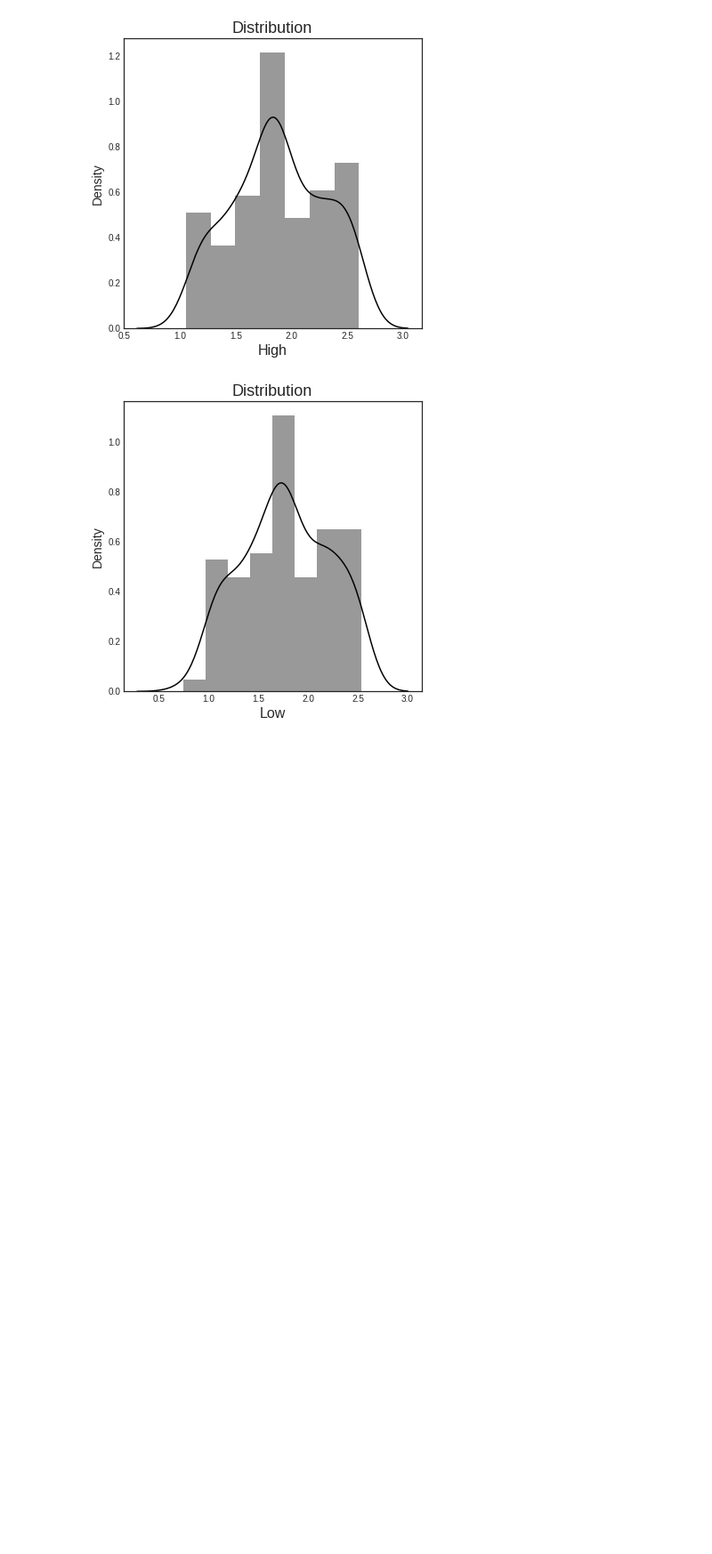
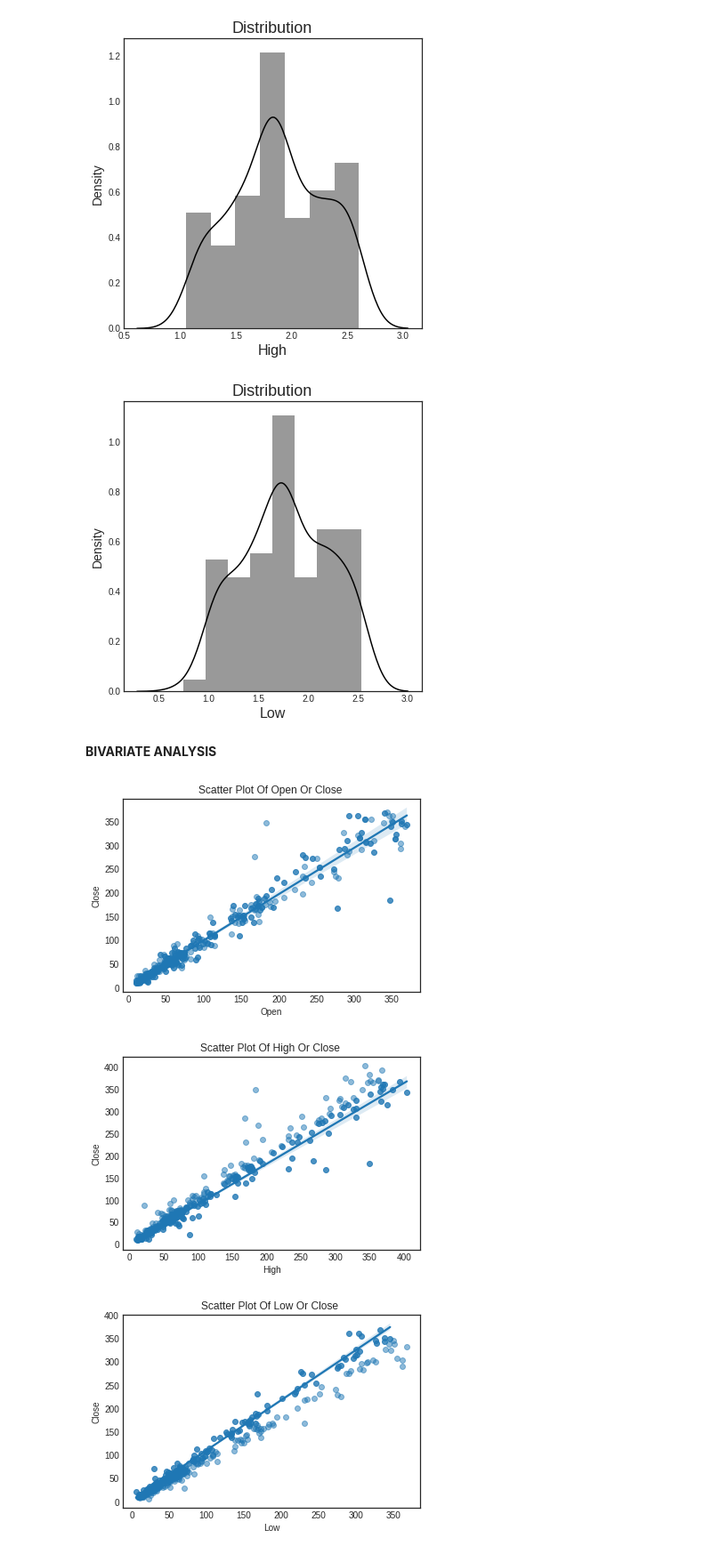
Before and after one commit to dongrepranali/Yes-Bank-Stock-Closing-Price-Prediction, a Jupyter notebook: Yes_Bank_Stock_Closing_Price_Prediction.ipynb, the cells around one changed output. Shown at 89% size. Saved outputs shown, nothing was run; the diff lists cells and outputs as text; code cells hidden in the pictures; blank space fills up the shorter version.

```diff
--- a/Yes_Bank_Stock_Closing_Price_Prediction.ipynb
+++ b/Yes_Bank_Stock_Closing_Price_Prediction.ipynb
@@ -332,3 +332,32 @@ plt.show()
 [figure]
 [figure]
 [figure]
+# %% [markdown]
+**BIVARIATE ANALYSIS**
+# %%
+# scatter plot to see the relationship between dependent & independent variables
+
+plt.scatter(df['Close'], df['Open'], alpha=0.5)
+plt.title('Scatter Plot Of Open Or Close ')
+plt.xlabel('Open')
+plt.ylabel('Class')
+sns.regplot(x ='Open', y = 'Close', data= df)
+plt.show()
+
+plt.scatter(df['Close'], df['High'], alpha=0.5)
+plt.title('Scatter Plot Of High Or Close ')
+plt.xlabel('Open')
+plt.ylabel('Class')
+sns.regplot(x ='High', y = 'Close', data= df)
+plt.show()
+
+plt.scatter(df['Close'], df['Low'], alpha=0.5)
+plt.title('Scatter Plot Of Low Or Close ')
+plt.xlabel('Low')
+plt.ylabel('Class')
+sns.regplot(x ='Low', y = 'Close', data= df)
+plt.show()
+# %% [output]
+[figure, added]
+[figure, added]
+[figure, added]
```
Also changed, not shown: parts of 3 cells of this notebook.
